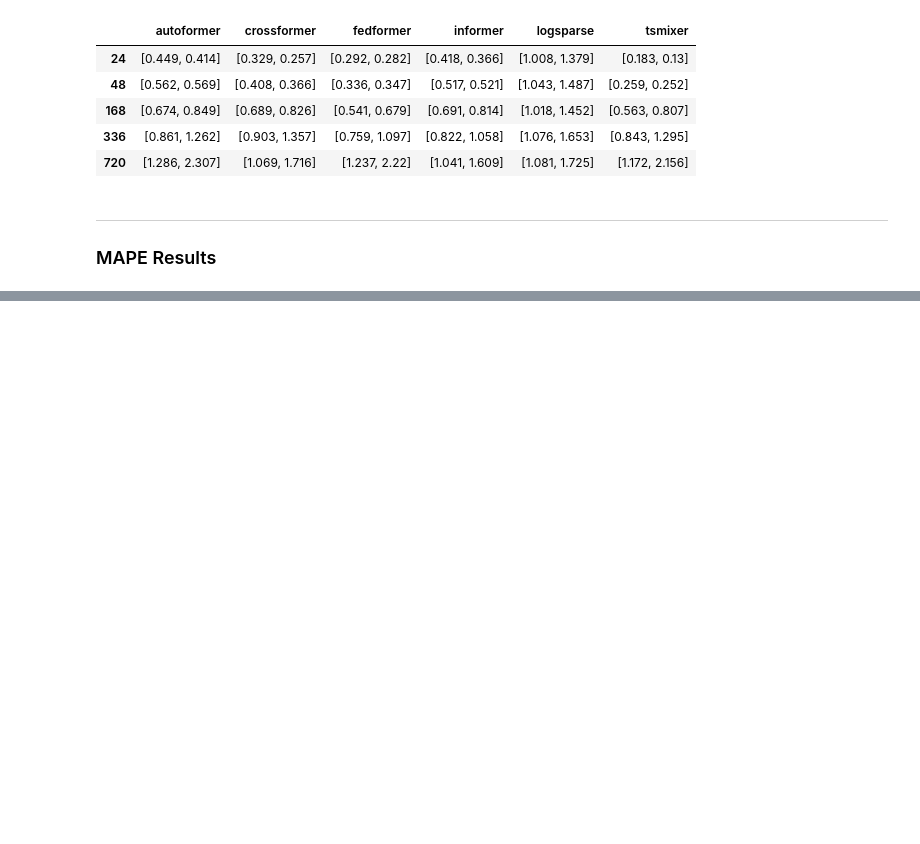
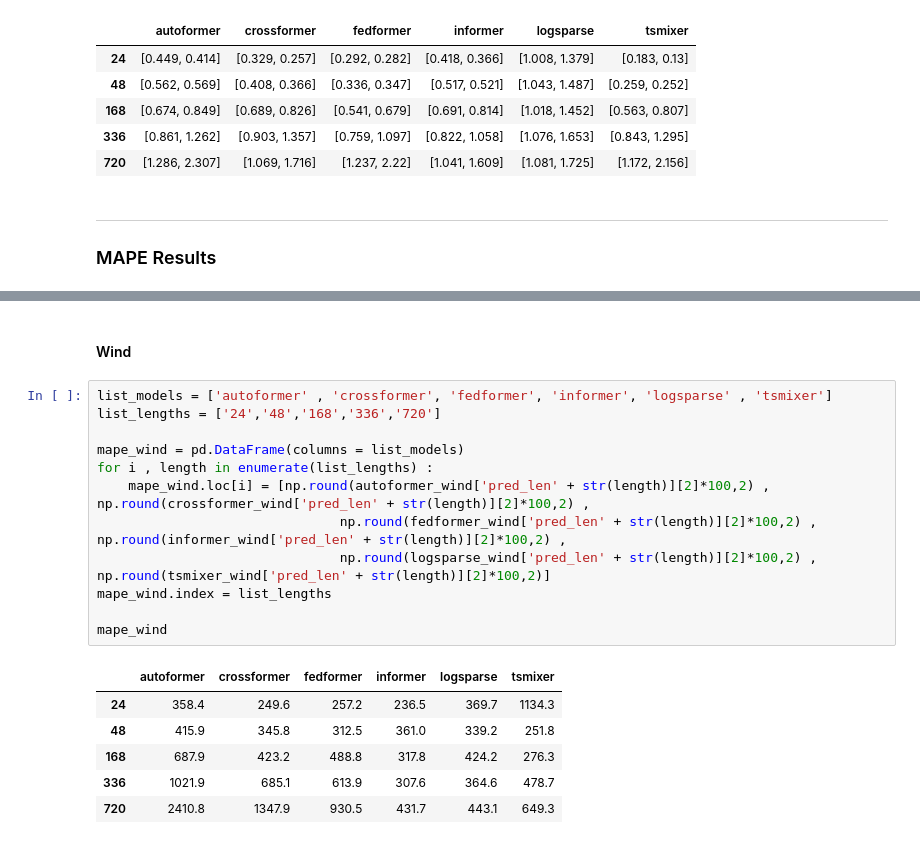
Before and after one commit to anasashb/TransformersEnergyTS, a Jupyter notebook: result_analysis.ipynb, the cells around one changed output, grey strips where cells are left out. Drawn from its saved outputs; the diff is of its cells as text; blank space fills up the shorter version.

```diff
--- a/result_analysis.ipynb
+++ b/result_analysis.ipynb
@@ -718,0 +1088,21 @@ results_synth_mulrev
+# %% [markdown]
+#### Wind
+# %%
+list_models = ['autoformer' , 'crossformer', 'fedformer', 'informer', 'logsparse' , 'tsmixer']
+list_lengths = ['24','48','168','336','720']
+
+mape_wind = pd.DataFrame(columns = list_models)
+for i , length in enumerate(list_lengths) :
+    mape_wind.loc[i] = [np.round(autoformer_wind['pred_len' + str(length)][2]*100,2) , np.round(crossformer_wind['pred_len' + str(length)][2]*100,2) ,
+                               np.round(fedformer_wind['pred_len' + str(length)][2]*100,2) , np.round(informer_wind['pred_len' + str(length)][2]*100,2) ,
+                               np.round(logsparse_wind['pred_len' + str(length)][2]*100,2) , np.round(tsmixer_wind['pred_len' + str(length)][2]*100,2)]
+mape_wind.index = list_lengths
+
+mape_wind
+# %% [output]
+|  | autoformer | crossformer | fedformer | informer | logsparse | tsmixer |
+| 24 | 358.4 | 249.6 | 257.2 | 236.5 | 369.7 | 1134.3 |
+| 48 | 415.9 | 345.8 | 312.5 | 361.0 | 339.2 | 251.8 |
+| 168 | 687.9 | 423.2 | 488.8 | 317.8 | 424.2 | 276.3 |
+| 336 | 1021.9 | 685.1 | 613.9 | 307.6 | 364.6 | 478.7 |
+| 720 | 2410.8 | 1347.9 | 930.5 | 431.7 | 443.1 | 649.3 |
```
Also changed, not shown: parts of 27 cells of this notebook, 2 other files.
